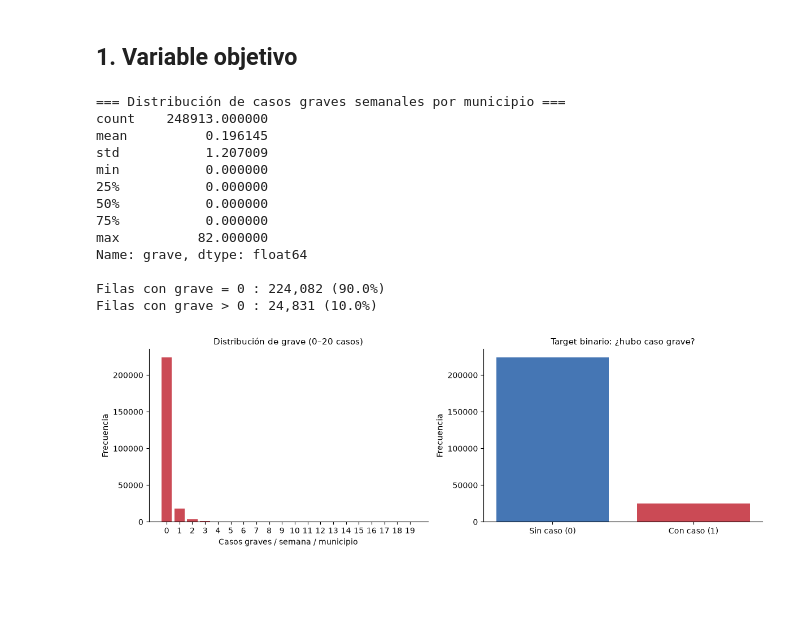
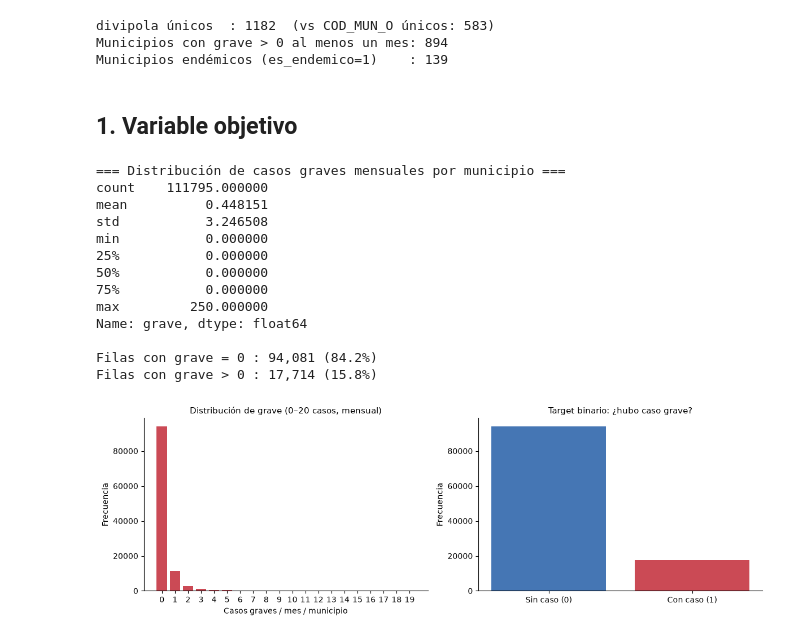
Before and after one commit to j-mauro-r/microproyecto-tema3, a Jupyter notebook: notebooks/09_Analisis_Features.ipynb, the cells around one changed output. Saved outputs shown, nothing was run; the diff lists cells and outputs as text; code cells hidden in the pictures; blank space fills up the shorter version.

```diff
--- a/notebooks/09_Analisis_Features.ipynb
+++ b/notebooks/09_Analisis_Features.ipynb
@@ -8,11 +8,11 @@ warnings.filterwarnings('ignore')
 
 DATA = r'../data/processed/'
 
-wk  = pd.read_csv(DATA + 'dengue_semanal_municipio_completo.csv')
-gee = pd.read_csv(DATA + 'gee_lst_municipios.csv', low_memory=False)
-end = pd.read_csv(DATA + 'municipios_endemicos.csv')
+df = pd.read_csv(DATA + 'dengue_features_modelado.csv', low_memory=False)
+df['divipola'] = df['divipola'].astype(str).str.zfill(5)
 
-print(f'Semanas x municipio : {len(wk):,} filas | {wk["COD_MUN_O"].nunique()} municipios')
-print(f'GEE diario          : {len(gee):,} filas | {gee["ADM2_CODE"].nunique()} municipios')
-print(f'Municipios endémicos D4: {len(end):,}')
+print(f'Dataset mensual  : {len(df):,} filas | {df["divipola"].nunique()} municipios')
+print(f'Período          : {df["ANO"].min()} – {df["ANO"].max()}')
+print(f'Columnas totales : {df.shape[1]}')
+print(df.dtypes.head(10))
 # %% [output]
@@ -55,43 +33,55 @@ print(f'Sin match COD_DPTO_O: {(wk["COD_DPTO_O"] == 0).sum()} filas')
+# %%
+# DIVIPOLA ya viene computado por build_features.py:
+#   COD_DPTO_O.zfill(2) + COD_MUN_O.zfill(3)  →  clave única nacional de 5 dígitos
+# Esto evita la ambigüedad de COD_MUN_O=1 que comparten 33 municipios distintos.
+
+print(f'divipola únicos  : {df["divipola"].nunique()}  (vs COD_MUN_O únicos: {df["COD_MUN_O"].nunique()})')
+print(f'Municipios con grave > 0 al menos un mes: {df[df["grave"]>0]["divipola"].nunique()}')
+print(f'Municipios endémicos (es_endemico=1)    : {df[df["es_endemico"]==1]["divipola"].nunique()}')
+# %% [output]
+divipola únicos  : 1182  (vs COD_MUN_O únicos: 583)
+Municipios con grave > 0 al menos un mes: 894
+Municipios endémicos (es_endemico=1)    : 139
 # %% [markdown]
 ## 1. Variable objetivo
 # %%
-print('=== Distribución de casos graves semanales por municipio ===')
-print(wk['grave'].describe())
-print(f"\nFilas con grave = 0 : {(wk['grave']==0).sum():,} ({(wk['grave']==0).mean()*100:.1f}%)")
-print(f"Filas con grave > 0 : {(wk['grave']>0).sum():,} ({(wk['grave']>0).mean()*100:.1f}%)")
+print('=== Distribución de casos graves mensuales por municipio ===')
+print(df['grave'].describe())
+print(f"\nFilas con grave = 0 : {(df['grave']==0).sum():,} ({(df['grave']==0).mean()*100:.1f}%)")
+print(f"Filas con grave > 0 : {(df['grave']>0).sum():,} ({(df['grave']>0).mean()*100:.1f}%)")
 
 fig, axes = plt.subplots(1, 2, figsize=(12, 4))
 
-vc = wk['grave'].value_counts().sort_index().head(20)
+vc = df['grave'].value_counts().sort_index().head(20)
 axes[0].bar(vc.index.astype(str), vc.values, color='#BE1D2B', alpha=0.8)
-axes[0].set_title('Distribución de grave (0–20 casos)', fontsize=11)
-axes[0].set_xlabel('Casos graves / semana / municipio')
+axes[0].set_title('Distribución de grave (0–20 casos, mensual)', fontsize=11)
+axes[0].set_xlabel('Casos graves / mes / municipio')
 axes[0].set_ylabel('Frecuencia')
 axes[0].spines[['top','right']].set_visible(False)
 
-wk['target_bin'] = (wk['grave'] > 0).astype(int)
-vc2 = wk['target_bin'].value_counts().sort_index()
+df['target_bin'] = (df['grave'] > 0).astype(int)
+vc2 = df['target_bin'].value_counts().sort_index()
 axes[1].bar(['Sin caso (0)', 'Con caso (1)'], vc2.values,
             color=['#1654A2','#BE1D2B'], alpha=0.8)
 axes[1].set_title('Target binario: ¿hubo caso grave?', fontsize=11)
 axes[1].set_ylabel('Frecuencia')
 axes[1].spines[['top','right']].set_visible(False)
 
 plt.tight_layout()
 plt.savefig('../data/figures/11b_target_distribucion.png', dpi=130, bbox_inches='tight')
 plt.show()
 # %% [output]
-=== Distribución de casos graves semanales por municipio ===
-count    248913.000000
-mean          0.196145
-std           1.207009
+=== Distribución de casos graves mensuales por municipio ===
+count    111795.000000
+mean          0.448151
+std           3.246508
 min           0.000000
 25%           0.000000
 50%           0.000000
 75%           0.000000
-max          82.000000
+max         250.000000
 Name: grave, dtype: float64
 
-Filas con grave = 0 : 224,082 (90.0%)
-Filas con grave > 0 : 24,831 (10.0%)
+Filas con grave = 0 : 94,081 (84.2%)
+Filas con grave > 0 : 17,714 (15.8%)
-[figure, old version]
+[figure, new version]
```
Also changed, not shown: parts of 27 cells of this notebook.
